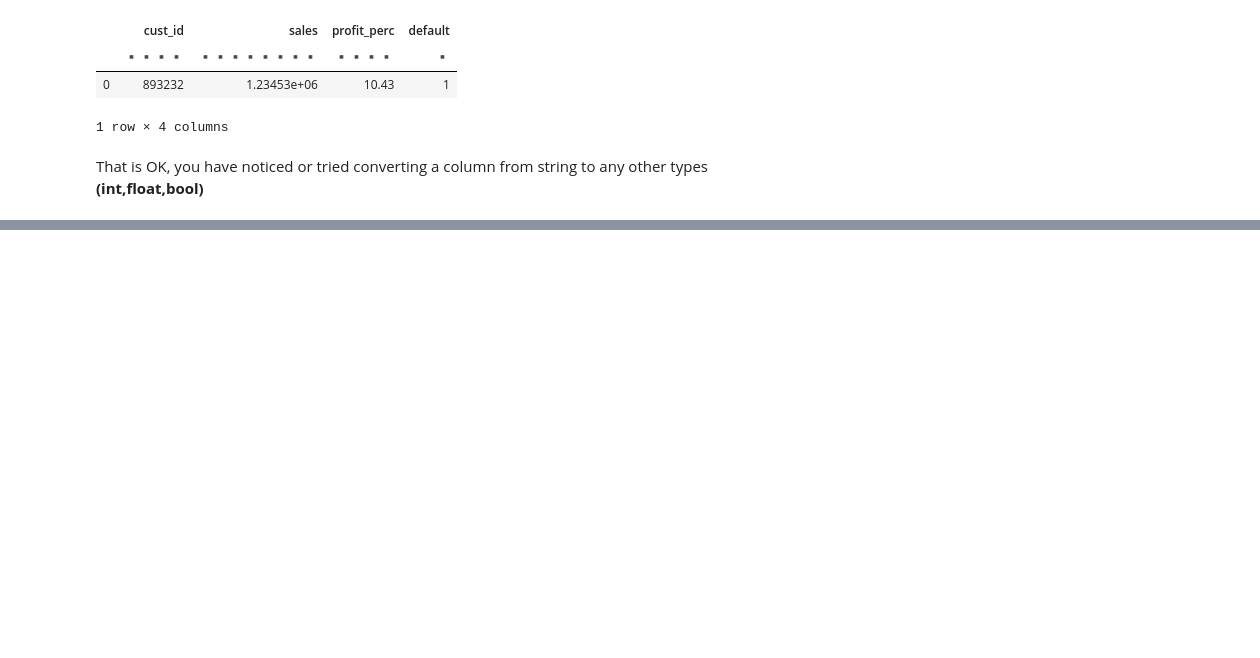
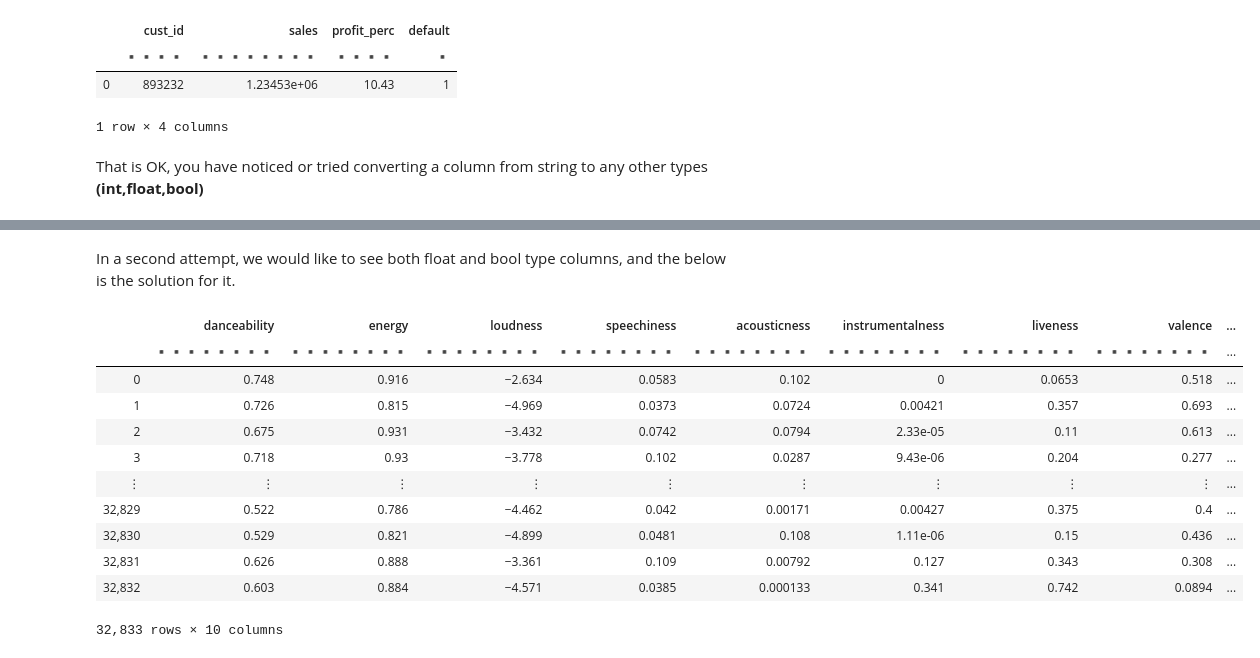
Before and after one commit to myamullaciencia/datatable_cook_book, a Jupyter notebook: _build/jupyter_execute/py_datatable_faqs_so.ipynb, the cells around one changed output, grey strips where cells are left out. Drawn from its saved outputs; the diff is of its cells as text; code cells hidden in the pictures; blank space fills up the shorter version.

```diff
--- a/_build/jupyter_execute/py_datatable_faqs_so.ipynb
+++ b/_build/jupyter_execute/py_datatable_faqs_so.ipynb
@@ -5,6 +5,8 @@
 import datatable as dt
 from datatable import f,by,count,sum,update,sort
 dt.init_styles()
+dt.options.display.head_nrows=4
+dt.options.display.tail_nrows=4
 # %% [markdown]
 ## 1. Data Manipulations
 # %% [markdown]
@@ -252,0 +259,2 @@ NotImplementedError: Unable to cast `str32` into `float64`
+# %%
+spotify_songs_dt = dt.fread('https://raw.githubusercontent.com/rfordatascience/tidytuesday/master/data/2020/2020-01-21/spotify_songs.csv')
@@ -252,0 +310,17 @@ NotImplementedError: Unable to cast `str32` into `float64`
+# %% [markdown]
+In a second attempt, we would like to see both float and bool type columns, and the below is the solution for it.
+# %%
+spotify_songs_dt[:,[dt.float64,dt.bool8]]
+# %% [output]
+|  | danceability | energy | loudness | speechiness | acousticness | instrumentalness | liveness | valence | ... |
+|  | ▪▪▪▪▪▪▪▪ | ▪▪▪▪▪▪▪▪ | ▪▪▪▪▪▪▪▪ | ▪▪▪▪▪▪▪▪ | ▪▪▪▪▪▪▪▪ | ▪▪▪▪▪▪▪▪ | ▪▪▪▪▪▪▪▪ | ▪▪▪▪▪▪▪▪ | ... |
+| 0 | 0.748 | 0.916 | −2.634 | 0.0583 | 0.102 | 0 | 0.0653 | 0.518 | ... |
+| 1 | 0.726 | 0.815 | −4.969 | 0.0373 | 0.0724 | 0.00421 | 0.357 | 0.693 | ... |
+| 2 | 0.675 | 0.931 | −3.432 | 0.0742 | 0.0794 | 2.33e-05 | 0.11 | 0.613 | ... |
+| 3 | 0.718 | 0.93 | −3.778 | 0.102 | 0.0287 | 9.43e-06 | 0.204 | 0.277 | ... |
+| ⋮ | ⋮ | ⋮ | ⋮ | ⋮ | ⋮ | ⋮ | ⋮ | ⋮ | ... |
+| 32,829 | 0.522 | 0.786 | −4.462 | 0.042 | 0.00171 | 0.00427 | 0.375 | 0.4 | ... |
+| 32,830 | 0.529 | 0.821 | −4.899 | 0.0481 | 0.108 | 1.11e-06 | 0.15 | 0.436 | ... |
+| 32,831 | 0.626 | 0.888 | −3.361 | 0.109 | 0.00792 | 0.127 | 0.343 | 0.308 | ... |
+| 32,832 | 0.603 | 0.884 | −4.571 | 0.0385 | 0.000133 | 0.341 | 0.742 | 0.0894 | ... |
+32,833 rows × 10 columns
```
Also changed, not shown: parts of 28 cells of this notebook, 16 other files.
